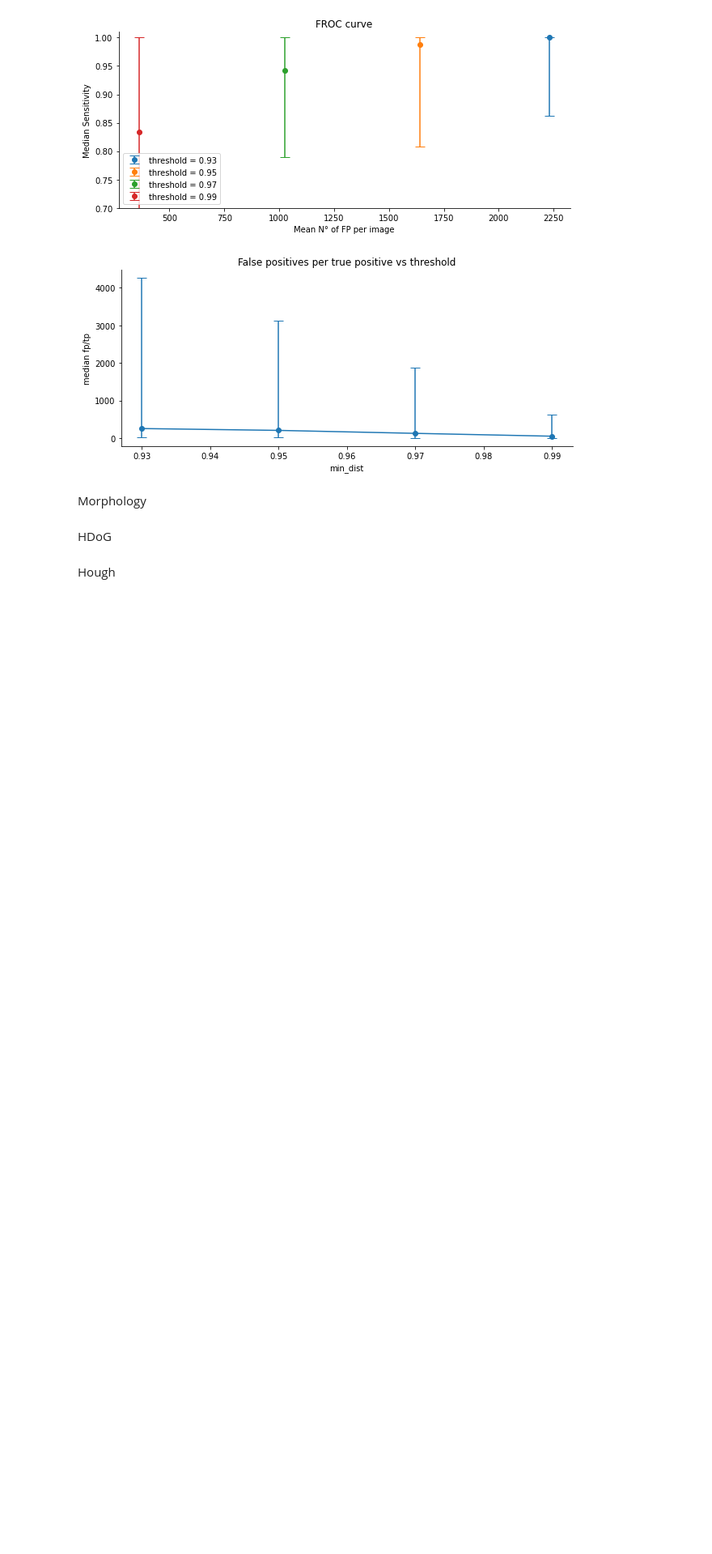
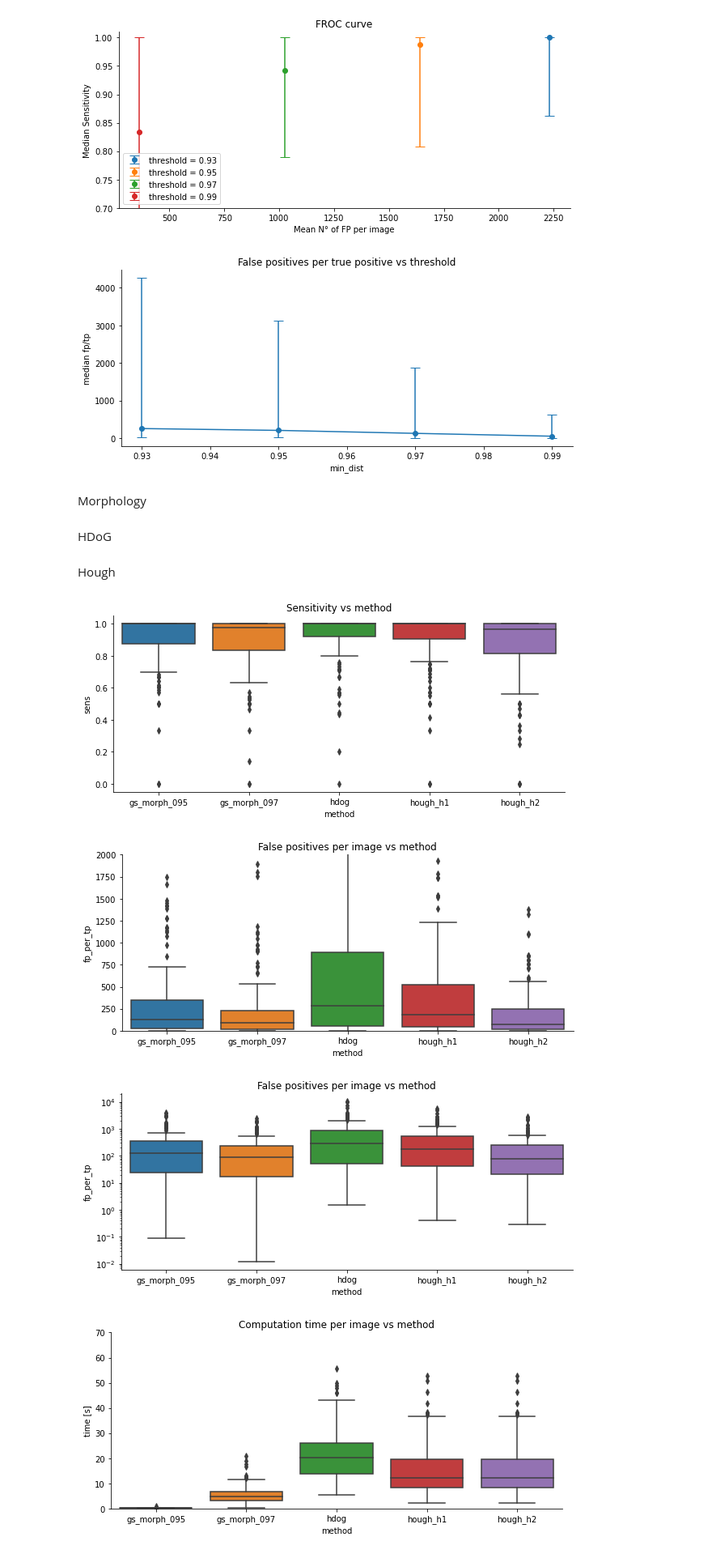
Before and after one commit to joaco18/calc-det, a Jupyter notebook: notebooks/[TEST]mc_candidates_comparison.ipynb, the cells around one changed output. Shown: that part at 81% size. Cells and saved outputs as stored; diff of their text form; code cells hidden in the pictures; blank space fills up the shorter version.

```diff
--- a/notebooks/[TEST]mc_candidates_comparison.ipynb
+++ b/notebooks/[TEST]mc_candidates_comparison.ipynb
@@ -33,7 +33,7 @@ db = INBreast_Dataset(
     extract_patches=False,
     extract_patches_method='all',  # 'centered'
     normalize=None,
-    partitions = ['train'],
+    partitions = ['train', 'validation'],
     n_jobs=-1,
     lesion_types=['calcification', 'cluster'],
     use_muscle_mask=True
@@ -424,4 +455,66 @@ with open(results_path/f'{filename}_h1.pkl', 'wb') as f:
 results_hough_h2.to_csv(results_path/f'{filename}_h2.csv')
 with open(results_path/f'{filename}_h2.pkl', 'wb') as f:
     pickle.dump(result_det_h2, f)
+# %%
+filename = 'md_th-0.95_mindist-6_area-14'
+results_morphology95 = pd.read_csv(results_path/f'{filename}.csv')
+results_morphology95['method'] = 'gs_morph_095'
+
+
+filename = 'md_th-0.97_mindist-6_area-14'
+results_morphology = pd.read_csv(results_path/f'{filename}.csv')
+results_morphology['method'] = 'gs_morph_097'
+
+filename = 'hdog_ms-1_Ms-3_ns-20_dth-0.006_dmd-6'
+results_hdog = pd.read_csv(results_path/f'{filename}.csv')
+results_hdog['method'] = 'hdog'
+
+results_hough_h1 = pd.read_csv(results_path/'hough_default_h1.csv')
+results_hough_h1['method'] = 'hough_h1'
+results_hough_h2 = pd.read_csv(results_path/'hough_default_h2.csv')
+results_hough_h2['method'] = 'hough_h2'
+
+results = pd.concat([results_morphology95, results_morphology, results_hdog, results_hough_h1, results_hough_h2], ignore_index=True)
+# results = pd.concat([results_morphology, results_hdog], ignore_index=True)
+results['FPR'] = results['FP'] / (results['FP'] + results['TP'])
+results['mfpi'] = (results['FP'] / len(results)).sum()
+results['sens'] = results['TP'] / (results['TP'] + results['FN'])
+results['fp_per_tp'] = results['FP'] / (results['TP'])
+
+plt.figure(figsize=(10, 4))
+plt.title('Sensitivity vs method')
+sns.boxplot(data=results, x='method', y='sens')
+sns.despine()
+plt.show()
+
+plt.figure(figsize=(10, 4))
+plt.title('False positives per image vs method')
+sns.boxplot(data=results, x='method', y='fp_per_tp')
+plt.ylim(0, 2000)
+# plt.yscale('log')
+sns.despine()
+plt.show()
+
+plt.figure(figsize=(10, 4))
+plt.title('False positives per image vs method')
+sns.boxplot(data=results, x='method', y='fp_per_tp')
+# plt.ylim(0, 2000)
+plt.yscale('log')
+sns.despine()
+plt.show()
+
+
+plt.figure(figsize=(10, 4))
+plt.title('Computation time per image vs method')
+sns.boxplot(data=results, x='method', y='time')
+# plt.yscale('log')
+sns.despine()
+plt.ylabel('time [s]')
+plt.ylim([0, 70])
+plt.show()
+# %% [output]
+[figure, added]
+[figure, added]
+[figure, added]
+[figure, added]
 # %%
```
Also changed, not shown: parts of 3 cells of this notebook, 4 other files.
